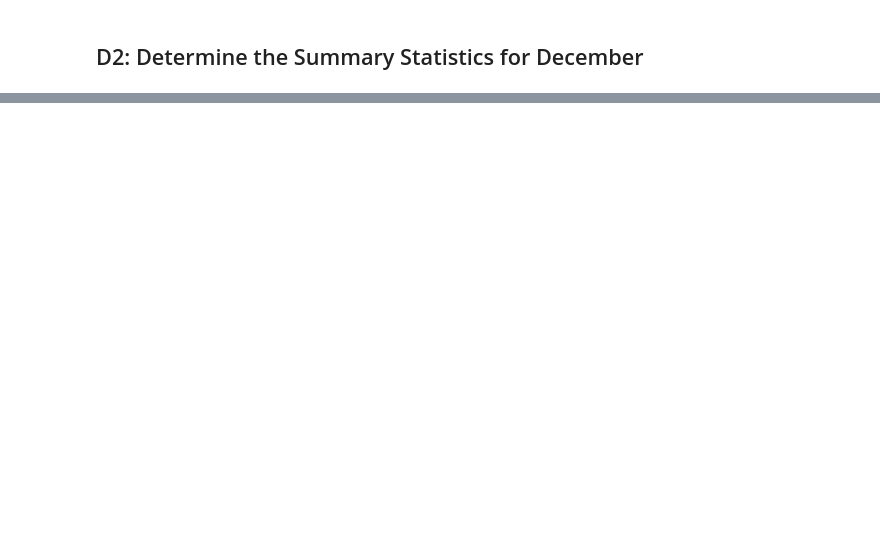
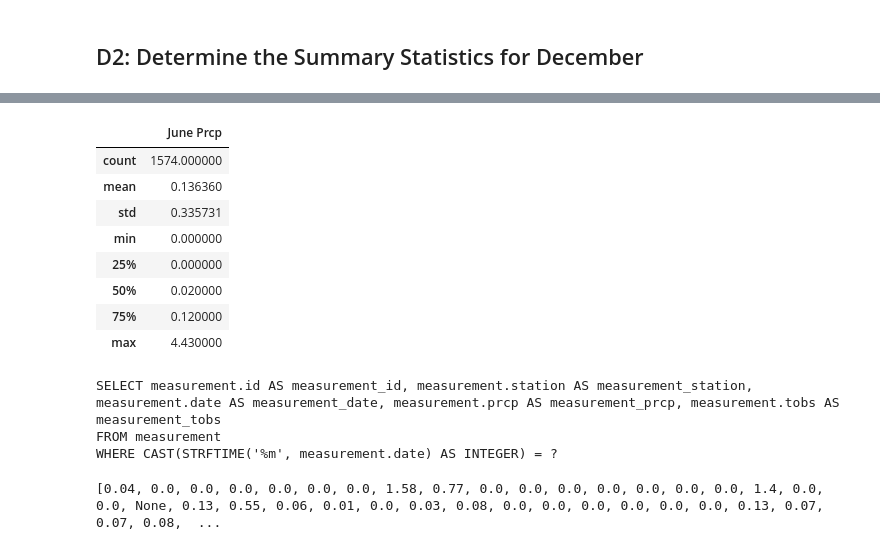
Before and after one commit to kristenmaskery/surfs_up, a Jupyter notebook: SurfsUp_Challenge.ipynb, the cells around one changed output, grey strips where cells are left out. Saved outputs shown, nothing was run; the diff lists cells and outputs as text; code cells hidden in the pictures; blank space fills up the shorter version.

```diff
--- a/SurfsUp_Challenge.ipynb
+++ b/SurfsUp_Challenge.ipynb
@@ -136,0 +116,4 @@ dec_temp_df.describe()
+# %%
+#Additional June Precipitation Query
+june_precip = session.query(Measurement).filter(extract('month', Measurement.date)==6)
+print(june_precip)
@@ -136,0 +124,4 @@ dec_temp_df.describe()
+# %%
+# Convert the June precipitation to a list.
+june_precip_list = [prcp.prcp for prcp in june_precip]
+print(june_precip_list)
@@ -136,0 +130,4 @@ dec_temp_df.describe()
+# %%
+#Create dataframe for June precipitation
+june_prcp_df=pd.DataFrame(june_precip_list, columns =['June Prcp'])
+june_prcp_df.head()
@@ -136,0 +141,27 @@ dec_temp_df.describe()
+# %%
+#Get summary statistics for June Precip
+june_prcp_df.describe()
+# %% [output]
+|  | June Prcp |
+| count | 1574.000000 |
+| mean | 0.136360 |
+| std | 0.335731 |
+| min | 0.000000 |
+| 25% | 0.000000 |
+| 50% | 0.020000 |
+| 75% | 0.120000 |
+| max | 4.430000 |
+# %%
+#Additional December Precipitation Query
+dec_precip = session.query(Measurement).filter(extract('month', Measurement.date)==12)
+print(dec_precip)
+# %% [output]
+SELECT measurement.id AS measurement_id, measurement.station AS measurement_station, measurement.date AS measurement_date, measurement.prcp AS measurement_prcp, measurement.tobs AS measurement_tobs
+FROM measurement
+WHERE CAST(STRFTIME('%m', measurement.date) AS INTEGER) = ?
+# %%
+# Convert the Dec precipitation to a list.
+dec_precip_list = [prcp.prcp for prcp in dec_precip]
+print(dec_precip_list)
+# %% [output]
+[0.04, 0.0, 0.0, 0.0, 0.0, 0.0, 0.0, 1.58, 0.77, 0.0, 0.0, 0.0, 0.0, 0.0, 0.0, 0.0, 1.4, 0.0, 0.0, None, 0.13, 0.55, 0.06, 0.01, 0.0, 0.03, 0.08, 0.0, 0.0, 0.0, 0.0, 0.0, 0.0, 0.13, 0.07, 0.07, 0.08,  ...
```
Also changed, not shown: parts of 17 cells of this notebook.
